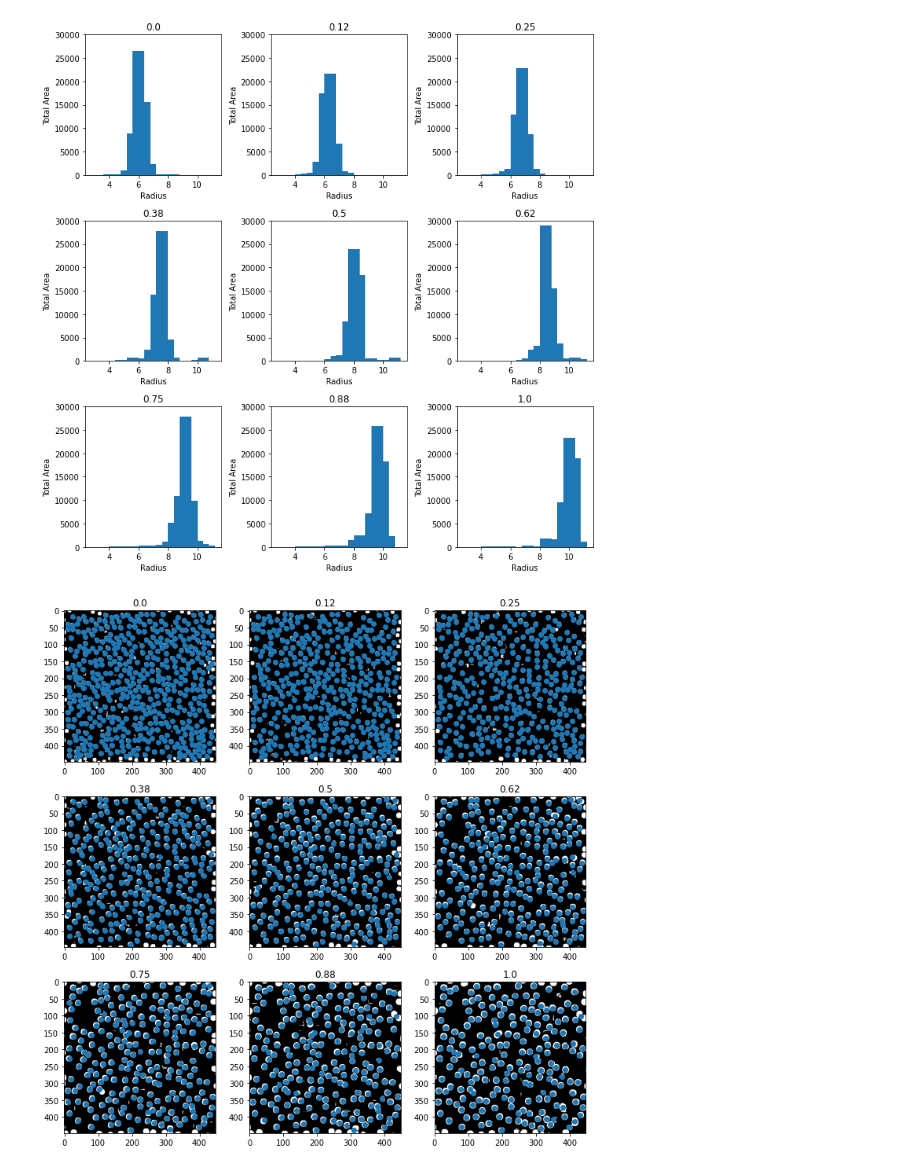
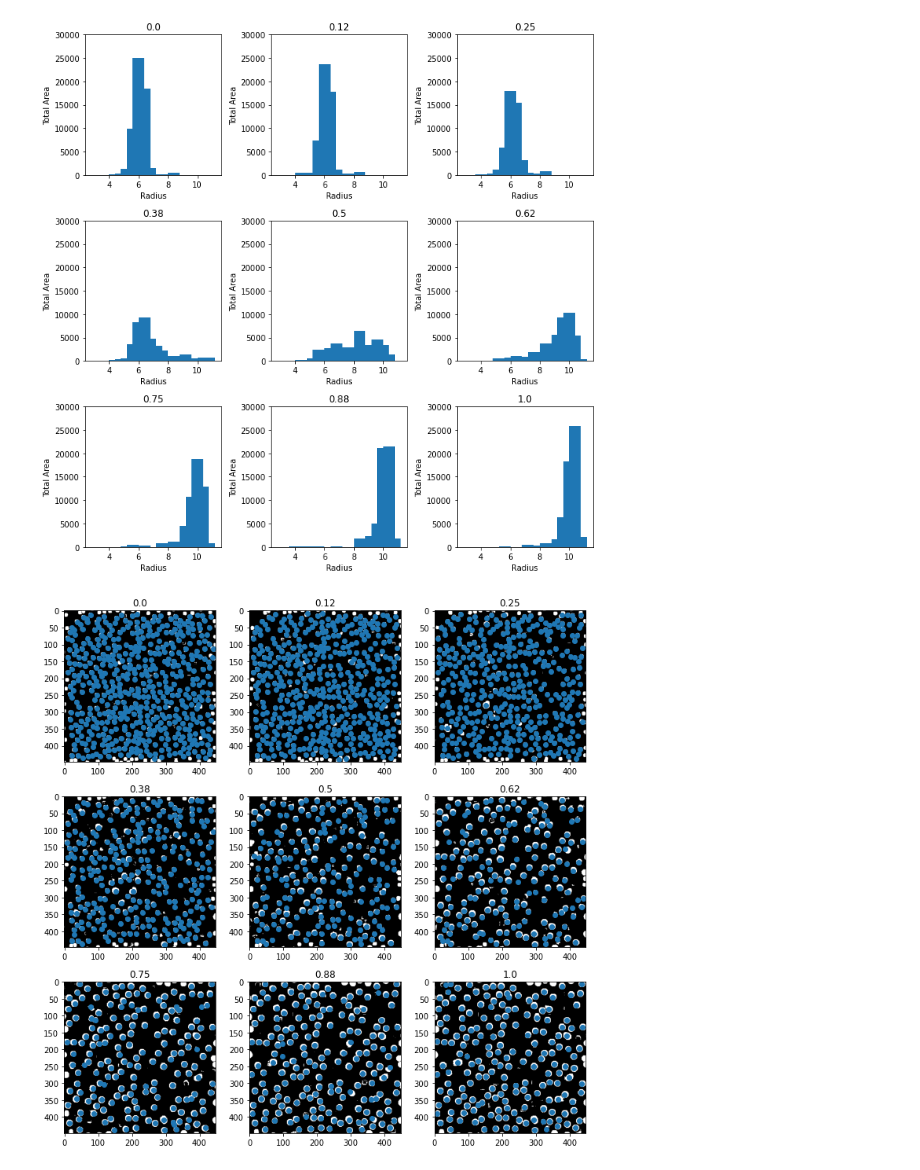
Before and after one commit to katiezzzzz/Gantastic, a Jupyter notebook: conditional_gan_microstructure/cGAN-Micro_Optimisation/trained_generators/microstructure/cgan_microstructure_20/view_images.ipynb, the cells around one changed output. Cells and saved outputs as stored; diff of their text form; code cells hidden in the pictures.

Commit message:
add original analysis results

```diff
--- a/conditional_gan_microstructure/cGAN-Micro_Optimisation/trained_generators/microstructure/cgan_microstructure_20/view_images.ipynb
+++ b/conditional_gan_microstructure/cGAN-Micro_Optimisation/trained_generators/microstructure/cgan_microstructure_20/view_images.ipynb
@@ -4,8 +4,5 @@ import tifffile as tiff
 import numpy as np
 import pandas as pd
 # %%
-PATH = '/home/katiez/ML/conditional_gan_microstructure/cGAN-Micro_Optimisation/trained_generators/microstructure/cgan_microstructure_22'
+PATH = '/home/katiez/ML/conditional_gan_microstructure/cGAN-Micro_Optimisation/trained_generators/microstructure/cgan_microstructure_20'
 numbers = np.around(np.linspace(0,1,9),2)
-# %%
-im = tiff.imread(f'cgan_microstructure_20[0.5].tif')
-plt.imshow(im, cmap='gray')
@@ -17,10 +11,10 @@ f, axarr = plt.subplots(3,3)
 f.set_figheight(10)
 f.set_figwidth(10)
 for n, ax in zip(numbers, axarr.ravel()):
-    im = tiff.imread(f'cgan_microstructure_22[{str(n)}].tif')
+    im = tiff.imread(f'cgan_microstructure_20[{str(n)}].tif')
     ax.imshow(im,cmap='gray')
     ax.set_title(str(n))
 plt.tight_layout()
-#plt.savefig('middle_raw_seed16')
+#plt.savefig('original_raw_seed16')
 plt.show()
 # %% [output]
@@ -43,23 +37,23 @@ for n, ax in zip(numbers, axarr.ravel()):
     ax.set_ylim(0,30000)
     ax.set_title(str(n))
 plt.tight_layout()
-#plt.savefig('middle_radius_seed16')
+#plt.savefig('original_radius_seed16')
 plt.show()
 # %% [output]
-[figure, old version]
+[figure, new version]
 # %%
 f, axarr = plt.subplots(3,3)
 f.set_figheight(10)
 f.set_figwidth(10)
 for n, ax in zip(numbers, axarr.ravel()):
     df = pd.read_csv(PATH+f'/[{n}]/[{n}].csv')
-    im = tiff.imread(f'cgan_microstructure_22[{str(n)}].tif')
+    im = tiff.imread(f'cgan_microstructure_20[{str(n)}].tif')
     ax.imshow(im,cmap='gray')
     ax.plot(df['x'], df['y'], linestyle='', marker='o')
     #ax.set_ylim(0,40)
     ax.set_title(str(n))
 plt.tight_layout()
-#plt.savefig('middle_measure_seed16')
+#plt.savefig('original_measure_seed16')
 plt.show()
 # %% [output]
-[figure, old version]
+[figure, new version]
```
Also changed, not shown: parts of 2 cells of this notebook, 42 other files.
